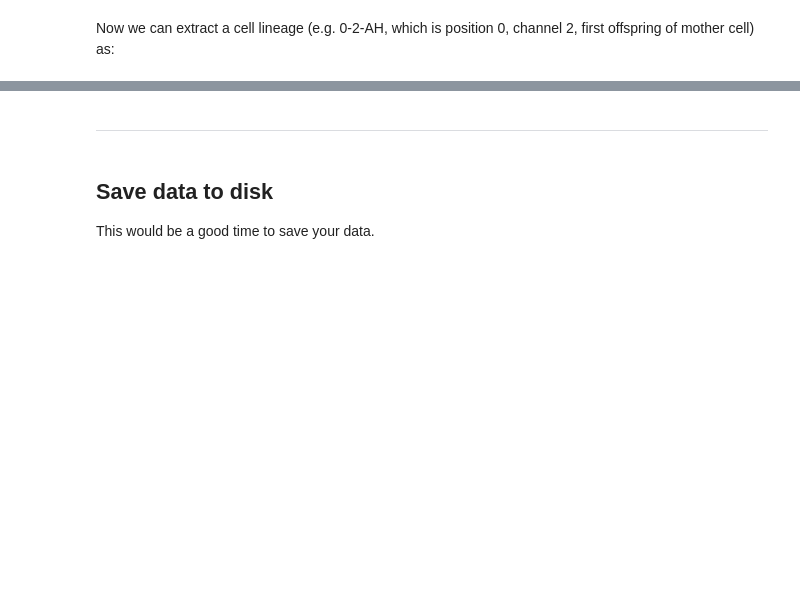
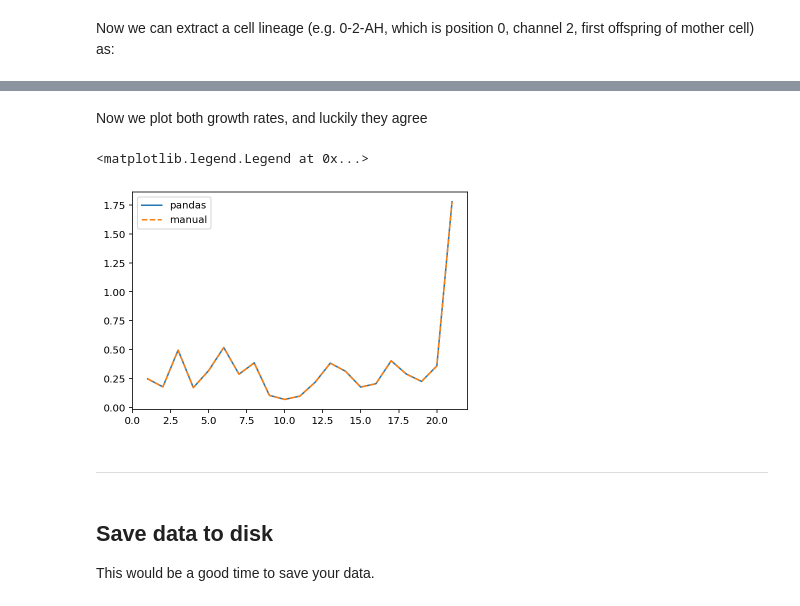
Before and after one commit to sib-swiss/spring_school_bioinformatics_microbiology, a Jupyter notebook: projects/project2/Project2C/0_postprocess_bacmman.ipynb, the cells around one changed output, grey strips where cells are left out. Saved outputs shown, nothing was run; the diff lists cells and outputs as text; code cells hidden in the pictures; blank space fills up the shorter version.

```diff
--- a/projects/project2/Project2C/0_postprocess_bacmman.ipynb
+++ b/projects/project2/Project2C/0_postprocess_bacmman.ipynb
@@ -116,3 +220,46 @@ df_sub.head()
+# %%
+
+
+fitWindow = 3 #length of moving fit window;
+dt = 10/60
+
+#get cell info, normally you would loop over all cells here
+df_sub = df.loc[df['lin_id_str']=='0-2-AHHHHHHHHHHHHHHHHH']
+
+#get cell length and frames
+cellLength = np.array(df_sub["Spinelength"]) #vector of cell length;
+frames = np.arange(len(cellLength))
+
+nFramesCell = len(cellLength) #number of frames of cell lineage
+
+#init output
+growthRate = np.full(nFramesCell, np.nan)
+
+hw = int(np.floor(fitWindow/2))
+if nFramesCell>=(fitWindow):
+    #loop all frames where we can fit full window
+    for ff in range(hw, nFramesCell-hw):
+        #get frames to fit
+        startFr = max(0, ff-hw)
+        endFr = min(nFramesCell-1, ff+hw)
+        framesToFit = np.array(range(startFr,endFr+1))
+
+        #fit growth rate
+        x = framesToFit*dt #time axis
+        y = np.log(cellLength[framesToFit]) #log length
+
+        p = np.polyfit(x, y, 1) #simply 1st order polynomial fit / regression (numpy.polyfit)
+        growthRate[ff]=p[0] #slope of first order fit in python p[0]
+# %% [markdown]
+Now we plot both growth rates, and luckily they agree
+# %%
+fig, axs = plt.subplots(1)
+axs.plot(frames, np.array(df_sub['temp']),'-',label='pandas')
+axs.plot(frames, growthRate,'--',label='manual')
+axs.legend()
+# %% [output]
+<matplotlib.legend.Legend at 0x...>
+[figure, added]
 # %% [markdown]
 ---
 # %% [markdown]
```
Also changed, not shown: parts of 15 cells of this notebook, 2 other files.
